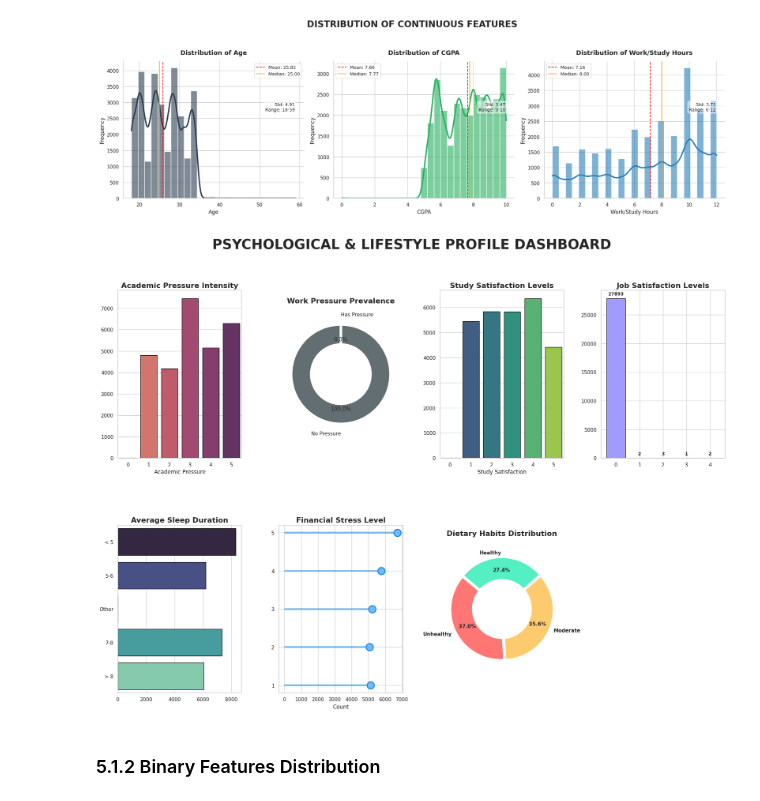
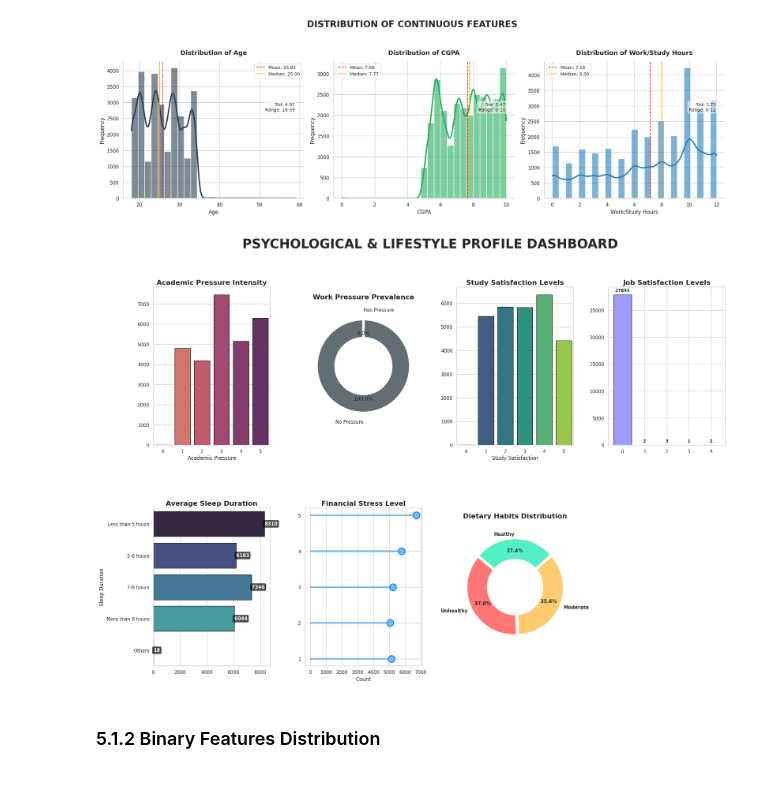
Before and after one commit to XyronTeam/ml-project, a Jupyter notebook: src/dataset_a/notebook_a.ipynb, the cells around one changed output. Cells and saved outputs as stored; diff of their text form; code cells hidden in the pictures.

Commit message:
update sections 1 - 6

```diff
--- a/src/dataset_a/notebook_a.ipynb
+++ b/src/dataset_a/notebook_a.ipynb
@@ -688,18 +609,18 @@ print("="*80)
 
 feature_descriptions = {
     'Age': 'Age of the student (years) - Different age groups may have different depression rates',
-    'Gender': 'Gender (1=Male, 0=Female) - Gender differences in mental health are well-documented',
+    'Gender': 'Gender (Male/Female) - Gender differences in mental health are well-documented',
     'Academic Pressure': 'Perceived academic pressure (0-5 scale) - High pressure associated with stress',
     'Work Pressure': 'Perceived work pressure (0-5 scale) - Workplace stress impacts mental health',
     'CGPA': 'Cumulative Grade Point Average - Academic performance indicator',
     'Study Satisfaction': 'Satisfaction with studies (0-5 scale) - Dissatisfaction linked to depression',
     'Job Satisfaction': 'Satisfaction with job (0-5 scale) - Work fulfillment marker',
-    'Sleep Duration': 'Duration of sleep (numeric hours) - Sleep quality critical for mental health',
-    'Dietary Habits': 'Quality of dietary habits (1-3 ordinal) - Nutrition affects mood and energy',
+    'Sleep Duration': 'Duration of sleep (categorical ranges) - Sleep quality critical for mental health',
+    'Dietary Habits': 'Quality of dietary habits (Healthy/Moderate/Unhealthy) - Nutrition affects mood and energy',
     'Work/Study Hours': 'Hours spent on work/study per day - Excessive workload risk factor',
     'Financial Stress': 'Level of financial stress (1-5 scale) - Financial worry impacts mental health',
-    'Have you ever had suicidal thoughts ?': 'History of suicidal ideation (1=Yes, 0=No) - Severe indicator of depression',
-    'Family History of Mental Illness': 'Family mental health history (1=Yes, 0=No) - Genetic predisposition factor',
+    'Have you ever had suicidal thoughts ?': 'History of suicidal ideation (Yes/No) - Severe indicator of depression',
+    'Family History of Mental Illness': 'Family mental health history (Yes/No) - Genetic predisposition factor',
     'City': 'City of residence - Geographic/environmental factors',
     'Profession': 'Professional background - Different professions have different stressors',
     'Degree': 'Educational degree pursued - Field of study may correlate with depression'
@@ -781,24 +702,23 @@ plt.show()
 [figure]
 # %%
 
-# 1. Setup Data and Labels
-display_labels = {
-    'Dietary Habits': {1: 'Unhealthy', 2: 'Moderate', 3: 'Healthy'},
-    'Sleep Duration': {4.5: '< 5', 5.5: '5-6', 6.0: 'Other', 7.5: '7-8', 8.5: '> 8'}
-}
+# 1. Setup Data - Categorical strings (not yet encoded)
+# Note: These features are still categorical, not yet numeric (encoding in Section 7)
 
 # 2. Create Figure
 fig = plt.figure(figsize=(24, 16))
 plt.suptitle("PSYCHOLOGICAL & LIFESTYLE PROFILE DASHBOARD", fontsize=30, fontweight='bold', y=0.98)
 gs = fig.add_gridspec(2, 4, hspace=0.4, wspace=0.3)
 
-# --- 1. DIETARY HABITS (Improved Donut) ---
+# --- 1. DIETARY HABITS (Donut)
 ax1 = fig.add_subplot(gs[1, 2])
-data = df_clean['Dietary Habits'].value_counts().sort_index()
-labels = [display_labels['Dietary Habits'][i] for i in data.index]
+data = df_clean['Dietary Habits'].value_counts()
+# Order by category priority (Unhealthy, Moderate, Healthy)
+category_order = ['Unhealthy', 'Moderate', 'Healthy']
+data = data.reindex([c for c in category_order if c in data.index])
 colors = ['#ff7675', '#fdcb6e', '#55efc4']
 
-wedges, texts, autotexts = ax1.pie(data, labels=labels, autopct='%1.1f%%', startangle=140,
+wedges, texts, autotexts = ax1.pie(data, labels=data.index, autopct='%1.1f%%', startangle=140,
                                   colors=colors,
                                   pctdistance=0.75,    # Moves % further from center
                                   labeldistance=1.1,   # Moves text labels outside the chart
@@ -808,7 +728,7 @@ centre_circle = plt.Circle((0,0), 0.60, fc='white')
 ax1.add_artist(centre_circle)
 ax1.set_title("Dietary Habits Distribution", fontsize=16, fontweight='bold', pad=25)
 
-# --- 2. WORK PRESSURE (Fixed Overlapping Text) ---
+# --- 2. WORK PRESSURE
 ax2 = fig.add_subplot(gs[0, 1])
 work_any = df_clean['Work Pressure'].apply(lambda x: 'Has Pressure' if x > 0 else 'No Pressure').value_counts()
 # Logic: Only show labels for categories that actually have data (> 0)
@@ -820,7 +740,7 @@ ax2.pie(work_any, labels=actual_labels, autopct=lambda p: '{:.1f}%'.format(p) if
         wedgeprops={'width': 0.4, 'edgecolor': 'w', 'linewidth': 5})
 ax2.set_title("Work Pressure Prevalence", fontsize=16, fontweight='bold', pad=20)
 
-# --- 3. FINANCIAL STRESS (Lollipop Fix) ---
+# --- 3. FINANCIAL STRESS
 ax3 = fig.add_subplot(gs[1, 1])
 data = df_clean['Financial Stress'].value_counts().sort_index()
 ax3.hlines(y=data.index, xmin=0, xmax=data.values, color='#0984e3', alpha=0.5, linewidth=4)
@@ -831,38 +751,44 @@ ax3.set_yticks(range(1, 6)) # Force show 1-5 even if empty
 
 # --- 4. SLEEP DURATION (Horizontal Bar) ---
 ax4 = fig.add_subplot(gs[1, 0])
-data = df_clean['Sleep Duration'].value_counts().sort_index()
-labels = [display_labels['Sleep Duration'][i] for i in data.index]
-sns.barplot(x=data.values, y=labels, ax=ax4, palette="mako", edgecolor='black')
+data = df_clean['Sleep Duration'].value_counts()
+# Order by sleep duration logically (from least to most)
+sleep_order = ['Less than 5 hours', '5-6 hours', '7-8 hours', 'More than 8 hours', 'Others']
+data = data.reindex([s for s in sleep_order if s in data.index])
+bars = sns.barplot(x=data.values, y=data.index, ax=ax4, palette="mako", edgecolor='black')
 ax4.set_title("Average Sleep Duration", fontsize=16, fontweight='bold')
+
+# Add count labels at the end of bars with white color
+for i, (label, value) in enumerate(zip(data.index, data.values)):
+    ax4.text(value, i, str(value), ha='left', va='center', color='white', fontweight='bold', fontsize=11, bbox=dict(boxstyle='round,pad=0.3', facecolor='black', alpha=0.7, edgecolor='none'))
 
 # --- 5. ACADEMIC PRESSURE (Vertical Bar) ---
 ax5 = fig.add_subplot(gs[0, 0])
 data = df_clean['Academic Pressure'].value_counts().sort_index()
 sns.barplot(x=data.index.astype(int), y=data.values, ax=ax5, palette="flare", edgecolor='black')
 ax5.set_title("Academic Pressure Intensity", fontsize=16, fontweight='bold')
 
 # --- 6. STUDY SATISFACTION (Gradient Bar) ---
 ax6 = fig.add_subplot(gs[0, 2])
 data = df_clean['Study Satisfaction'].value_counts().sort_index()
 sns.barplot(x=data.index.astype(int), y=data.values, ax=ax6, palette="viridis", edgecolor='black')
 ax6.set_title("Study Satisfaction Levels", fontsize=16, fontweight='bold')
 
 # --- 7. JOB SATISFACTION (Bar with safe annotations) ---
 ax7 = fig.add_subplot(gs[0, 3])
 data = df_clean['Job Satisfaction'].value_counts().sort_index()
 bars = ax7.bar(data.index.astype(int), data.values, color='#a29bfe', edgecolor='black')
 ax7.set_title("Job Satisfaction Levels", fontsize=16, fontweight='bold')
 for bar in bars:
     yval = bar.get_height()
     if yval > 0: # Only annotate if there's actually a value
         ax7.text(bar.get_x() + bar.get_width()/2, yval + (max(data.values)*0.02),
                  int(yval), ha='center', fontweight='bold', fontsize=10)
 
 plt.tight_layout(rect=[0, 0.03, 1, 0.95])
 plt.show()
 # %% [output]
-[figure, old version]
+[figure, new version]
 # %% [markdown]
 ### 5.1.2 Binary Features Distribution
 # %%
```
Also changed, not shown: parts of 25 cells of this notebook.
